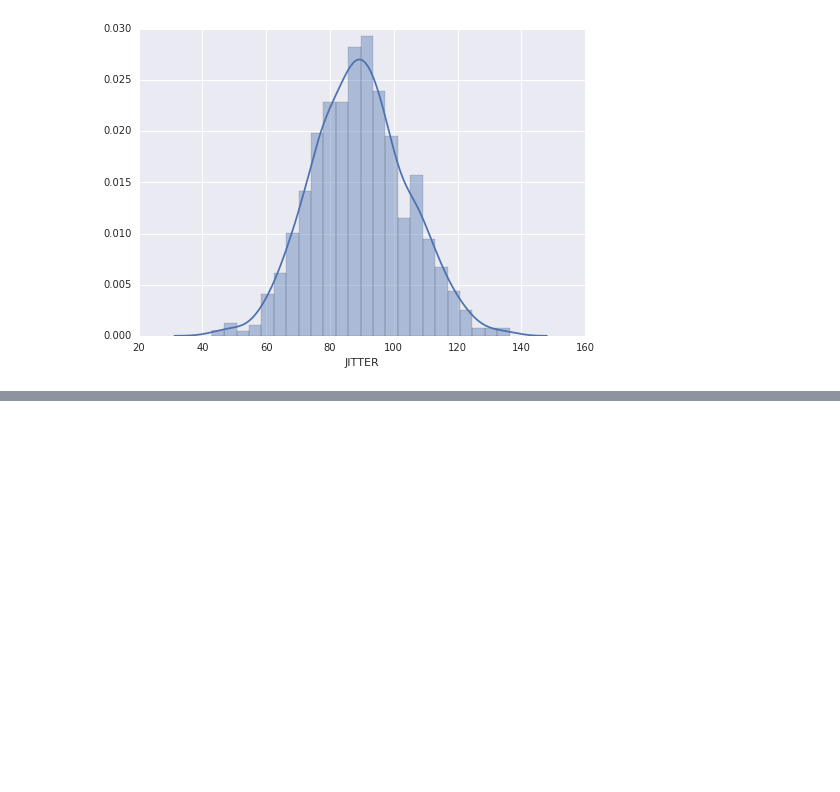
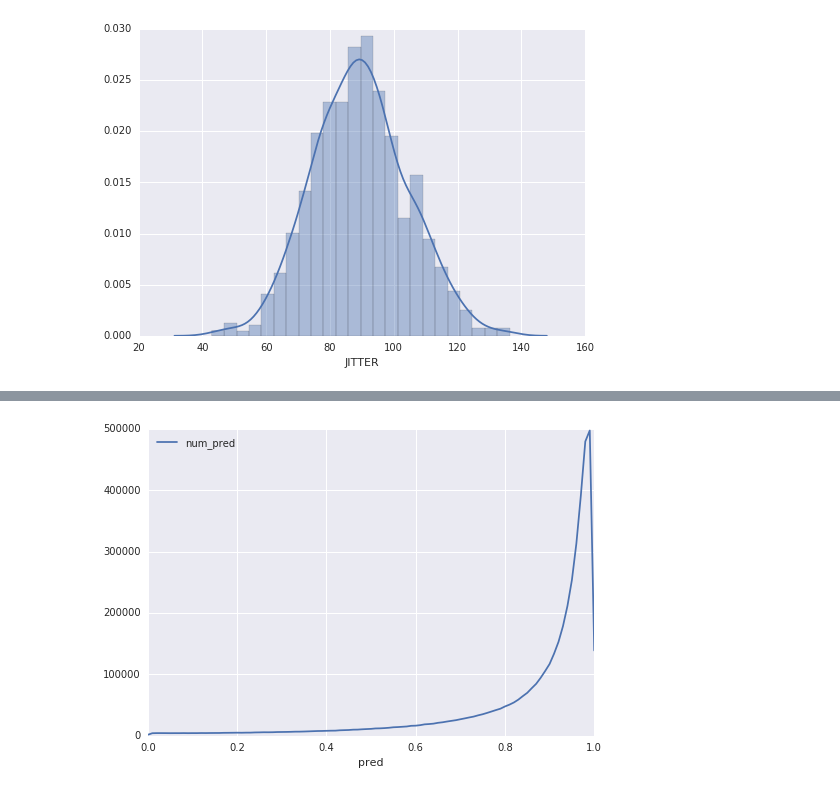
Before and after one commit to GoogleCloudPlatform/data-science-on-gcp, a Jupyter notebook: 10_realtime/distributions.ipynb, the cells around one changed output, grey strips where cells are left out. Cells and saved outputs as stored; diff of their text form; code cells hidden in the pictures; blank space fills up the shorter version.

Commit message:
With plots of evaluation.

```diff
--- a/10_realtime/distributions.ipynb
+++ b/10_realtime/distributions.ipynb
@@ -58,3 +58,12 @@ sns.distplot(df['JITTER'], kde=True);
 # %% [output]
  CREATE TEMPORARY FUNCTION trunc_rand_normal(x FLOAT64, mu FLOAT64, sigma FLOAT64) RETURNS FLOAT64 LANGUAGE js AS "     var u = 1 - Math.random();     var v = 1 - Math.random();     var f = Math.sqrt( ...
 [figure]
+# %%
+sql = """
+SELECT
+  pred, ontime, count(pred) as num_pred, count(ontime) as num_ontime
+FROM
+  flights2016.eval
+Group by pred, ontime
+"""
+df = bq.Query(sql).execute().result().to_dataframe()
@@ -60,0 +79,5 @@ sns.distplot(df['JITTER'], kde=True);
+# %%
+ontime = df[df['ontime'] > 0.5].sort_values(by='pred')
+ontime.plot(x='pred', y='num_pred');
+# %% [output]
+[figure, added]
```
Also changed, not shown: parts of 9 cells of this notebook, 2 other files.
